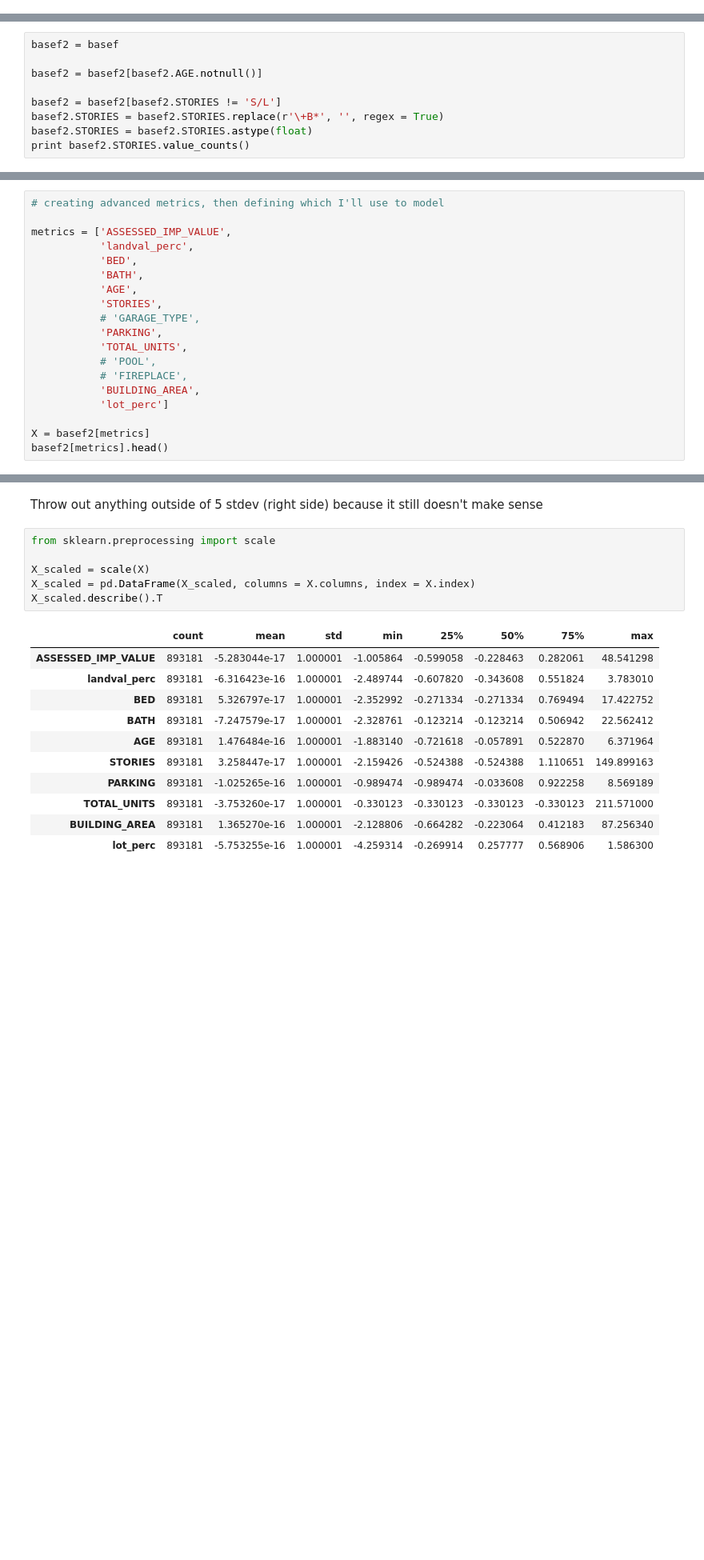
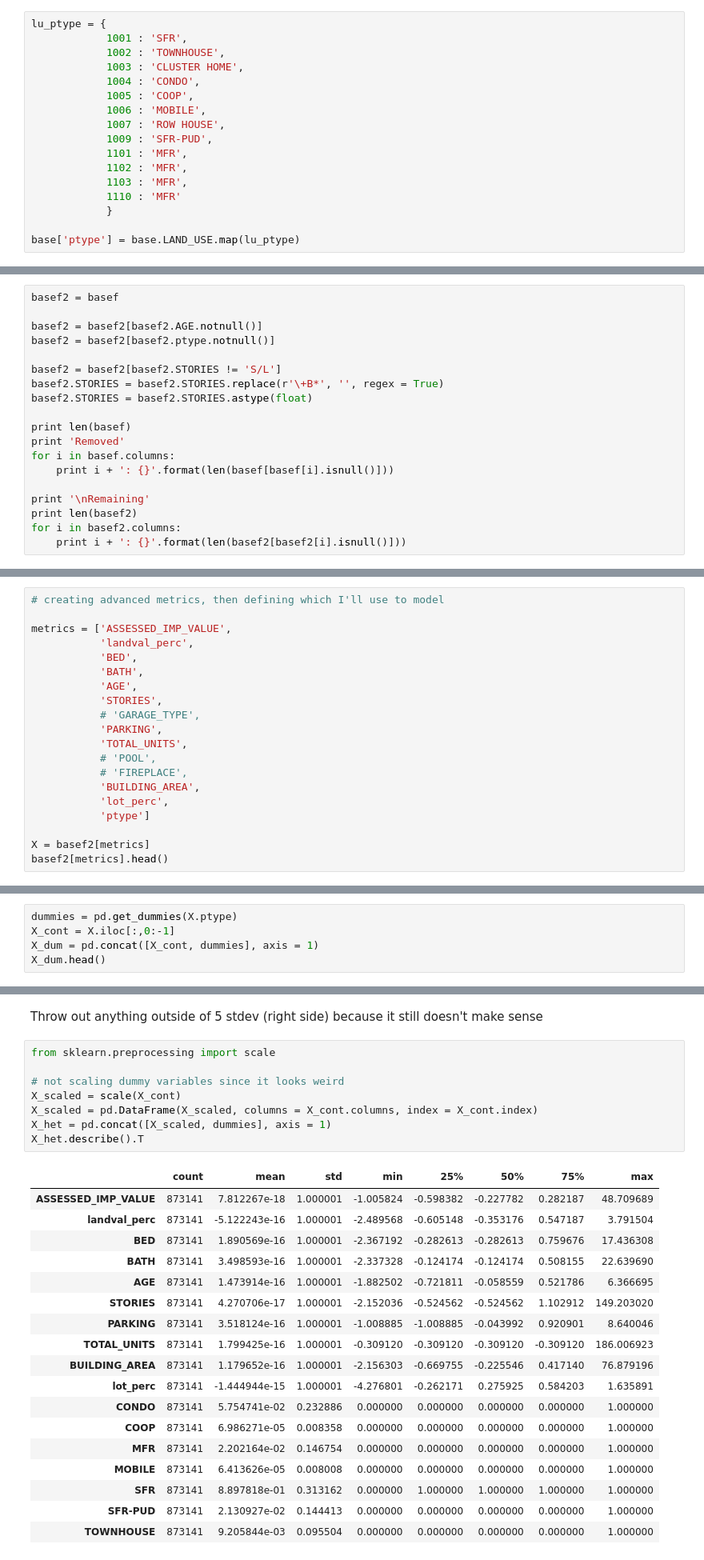
Before and after one commit to selwyth/featurehoods, a Jupyter notebook: work_sql_interface.ipynb, the cells around one changed output, grey strips where cells are left out. Shown at 80% size. Drawn from its saved outputs; the diff is of its cells as text; blank space fills up the shorter version.

```diff
--- a/work_sql_interface.ipynb
+++ b/work_sql_interface.ipynb
@@ -519,6 +519,23 @@ base[test == 1].sort(columns = 'LOT_SIZE', ascending = False).head()
 | 652103 | 123381 | 614385 | 737766 | 94952 | 3 | 3 | 18 | ... |
 # %% [markdown]
 ##Processing
+# %%
+lu_ptype = {
+            1001 : 'SFR',
+            1002 : 'TOWNHOUSE',
+            1003 : 'CLUSTER HOME',
+            1004 : 'CONDO',
+            1005 : 'COOP',
+            1006 : 'MOBILE',
+            1007 : 'ROW HOUSE',
+            1009 : 'SFR-PUD',
+            1101 : 'MFR',
+            1102 : 'MFR',
+            1103 : 'MFR',
+            1110 : 'MFR'
+            }
+
+base['ptype'] = base.LAND_USE.map(lu_ptype)
 # %%
 print len(base)
 
@@ -568,9 +585,19 @@ lot_perc: 435
 basef2 = basef
 
 basef2 = basef2[basef2.AGE.notnull()]
+basef2 = basef2[basef2.ptype.notnull()]
 
 basef2 = basef2[basef2.STORIES != 'S/L']
 basef2.STORIES = basef2.STORIES.replace(r'\+B*', '', regex = True)
 basef2.STORIES = basef2.STORIES.astype(float)
-print basef2.STORIES.value_counts()
+
+print len(basef)
+print 'Removed'
+for i in basef.columns:
+    print i + ': {}'.format(len(basef[basef[i].isnull()]))
+
+print '\nRemaining'
+print len(basef2)
+for i in basef2.columns:
+    print i + ': {}'.format(len(basef2[basef2[i].isnull()]))
 # %% [output]
@@ -640,7 +672,8 @@ metrics = ['ASSESSED_IMP_VALUE',
            # 'POOL',
            # 'FIREPLACE',
            'BUILDING_AREA',
-           'lot_perc']
+           'lot_perc',
+           'ptype']
 
 X = basef2[metrics]
 basef2[metrics].head()
@@ -658,0 +687,5 @@ basef2.lot_perc.hist()
+# %%
+dummies = pd.get_dummies(X.ptype)
+X_cont = X.iloc[:,0:-1]
+X_dum = pd.concat([X_cont, dummies], axis = 1)
+X_dum.head()
@@ -707,20 +751,29 @@ Throw out anything outside of 5 stdev (right side) because it still doesn't make
 # %%
 from sklearn.preprocessing import scale
 
-X_scaled = scale(X)
-X_scaled = pd.DataFrame(X_scaled, columns = X.columns, index = X.index)
-X_scaled.describe().T
+# not scaling dummy variables since it looks weird
+X_scaled = scale(X_cont)
+X_scaled = pd.DataFrame(X_scaled, columns = X_cont.columns, index = X_cont.index)
+X_het = pd.concat([X_scaled, dummies], axis = 1)
+X_het.describe().T
 # %% [output]
 |  | count | mean | std | min | 25% | 50% | 75% | max |
-| ASSESSED_IMP_VALUE | 893181 | -5.283044e-17 | 1.000001 | -1.005864 | -0.599058 | -0.228463 | 0.282061 | 48.541298 |
-| landval_perc | 893181 | -6.316423e-16 | 1.000001 | -2.489744 | -0.607820 | -0.343608 | 0.551824 | 3.783010 |
-| BED | 893181 | 5.326797e-17 | 1.000001 | -2.352992 | -0.271334 | -0.271334 | 0.769494 | 17.422752 |
-| BATH | 893181 | -7.247579e-17 | 1.000001 | -2.328761 | -0.123214 | -0.123214 | 0.506942 | 22.562412 |
-| AGE | 893181 | 1.476484e-16 | 1.000001 | -1.883140 | -0.721618 | -0.057891 | 0.522870 | 6.371964 |
-| STORIES | 893181 | 3.258447e-17 | 1.000001 | -2.159426 | -0.524388 | -0.524388 | 1.110651 | 149.899163 |
-| PARKING | 893181 | -1.025265e-16 | 1.000001 | -0.989474 | -0.989474 | -0.033608 | 0.922258 | 8.569189 |
-| TOTAL_UNITS | 893181 | -3.753260e-17 | 1.000001 | -0.330123 | -0.330123 | -0.330123 | -0.330123 | 211.571000 |
-| BUILDING_AREA | 893181 | 1.365270e-16 | 1.000001 | -2.128806 | -0.664282 | -0.223064 | 0.412183 | 87.256340 |
-| lot_perc | 893181 | -5.753255e-16 | 1.000001 | -4.259314 | -0.269914 | 0.257777 | 0.568906 | 1.586300 |
+| ASSESSED_IMP_VALUE | 873141 | 7.812267e-18 | 1.000001 | -1.005824 | -0.598382 | -0.227782 | 0.282187 | 48.709689 |
+| landval_perc | 873141 | -5.122243e-16 | 1.000001 | -2.489568 | -0.605148 | -0.353176 | 0.547187 | 3.791504 |
+| BED | 873141 | 1.890569e-16 | 1.000001 | -2.367192 | -0.282613 | -0.282613 | 0.759676 | 17.436308 |
+| BATH | 873141 | 3.498593e-16 | 1.000001 | -2.337328 | -0.124174 | -0.124174 | 0.508155 | 22.639690 |
+| AGE | 873141 | 1.473914e-16 | 1.000001 | -1.882502 | -0.721811 | -0.058559 | 0.521786 | 6.366695 |
+| STORIES | 873141 | 4.270706e-17 | 1.000001 | -2.152036 | -0.524562 | -0.524562 | 1.102912 | 149.203020 |
+| PARKING | 873141 | 3.518124e-16 | 1.000001 | -1.008885 | -1.008885 | -0.043992 | 0.920901 | 8.640046 |
+| TOTAL_UNITS | 873141 | 1.799425e-16 | 1.000001 | -0.309120 | -0.309120 | -0.309120 | -0.309120 | 186.006923 |
+| BUILDING_AREA | 873141 | 1.179652e-16 | 1.000001 | -2.156303 | -0.669755 | -0.225546 | 0.417140 | 76.879196 |
+| lot_perc | 873141 | -1.444944e-15 | 1.000001 | -4.276801 | -0.262171 | 0.275925 | 0.584203 | 1.635891 |
+| CONDO | 873141 | 5.754741e-02 | 0.232886 | 0.000000 | 0.000000 | 0.000000 | 0.000000 | 1.000000 |
+| COOP | 873141 | 6.986271e-05 | 0.008358 | 0.000000 | 0.000000 | 0.000000 | 0.000000 | 1.000000 |
+| MFR | 873141 | 2.202164e-02 | 0.146754 | 0.000000 | 0.000000 | 0.000000 | 0.000000 | 1.000000 |
+| MOBILE | 873141 | 6.413626e-05 | 0.008008 | 0.000000 | 0.000000 | 0.000000 | 0.000000 | 1.000000 |
+| SFR | 873141 | 8.897818e-01 | 0.313162 | 0.000000 | 1.000000 | 1.000000 | 1.000000 | 1.000000 |
+| SFR-PUD | 873141 | 2.130927e-02 | 0.144413 | 0.000000 | 0.000000 | 0.000000 | 0.000000 | 1.000000 |
+| TOWNHOUSE | 873141 | 9.205844e-03 | 0.095504 | 0.000000 | 0.000000 | 0.000000 | 0.000000 | 1.000000 |
 # %%
 print len(X[X_scaled.STORIES > 5]) + len(X[X_scaled.TOTAL_UNITS > 5])
```
Also changed, not shown: parts of 29 cells of this notebook.
